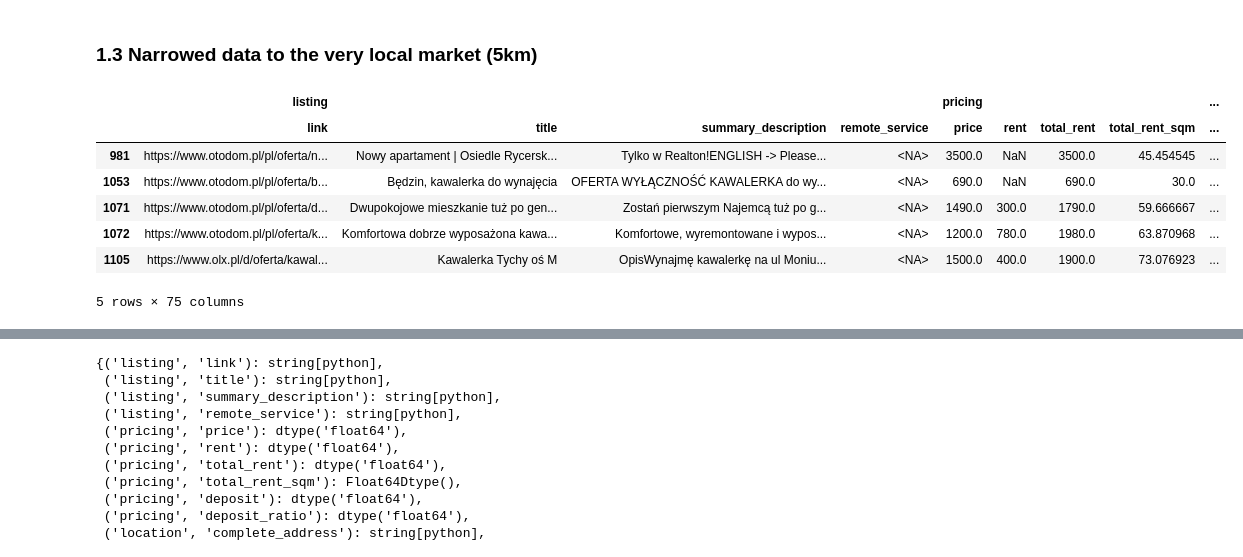
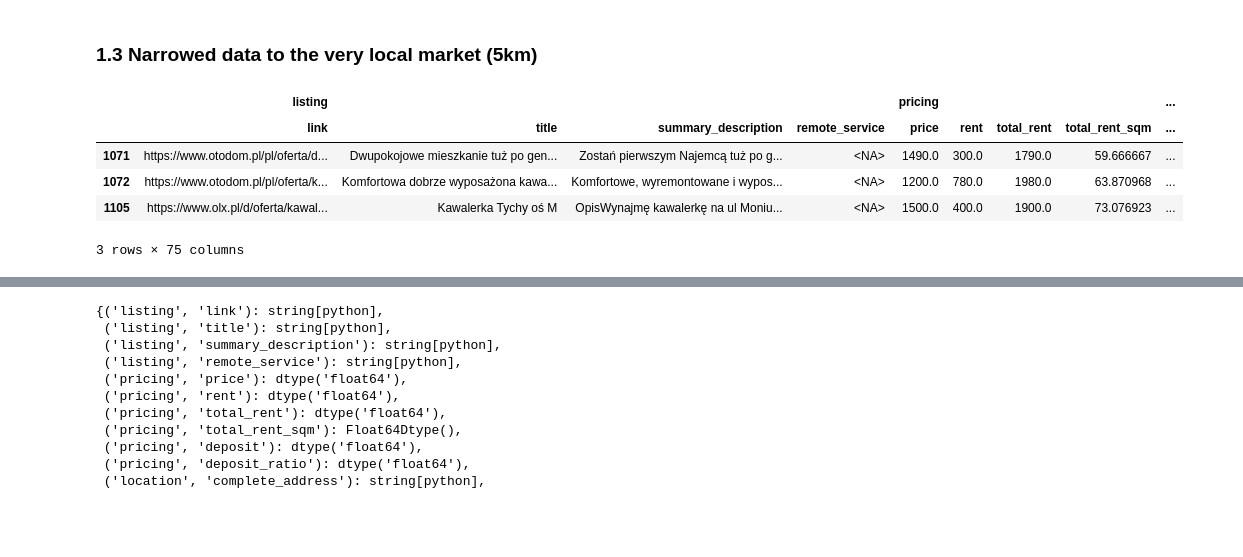
Before and after one commit to Luk-kar/Home-Market-Harvester, a Jupyter notebook: notebooks/003_EDA_local.ipynb, the cells around one changed output, grey strips where cells are left out. Saved outputs shown, nothing was run; the diff lists cells and outputs as text; code cells hidden in the pictures; blank space fills up the shorter version.

```diff
--- a/notebooks/003_EDA_local.ipynb
+++ b/notebooks/003_EDA_local.ipynb
@@ -215,37 +215,35 @@ def combine_olx_otodom(df_olx: pd.DataFrame = df_olx, df_otodom: pd.DataFrame =
 
     # Step 8: Add total price per square meter column
     combined_df.loc[:, ("pricing", "total_rent_sqm")] = (combined_df['pricing']['total_rent'] / combined_df['size']['square_meters']).replace([np.inf, -np.inf], np.nan)
 
     # Step 9: Reorder columns
 
     columns = combined_df.columns.tolist()
 
     new_and_old_columns = [
         (8, columns.index(("pricing", "deposit_ratio"))),
         (7, columns.index(("pricing", "total_rent_sqm"))),
     ]
 
     for new, old in new_and_old_columns:
         columns.insert(new, columns.pop(old))
 
     combined_df = combined_df[columns]
 
     return combined_df
 
 combined_df = combine_olx_otodom(df_olx, df_otodom)
 
 offers_5km_df = combined_df[
     (combined_df["location"]["city"] == "będziński")
     | (combined_df["location"]["city"] == "Zawada")
 ].copy()
 
-offers_5km_df.tail()
+offers_5km_df.tail(3)
 # %% [output]
 |  | listing |  |  |  | pricing |  |  |  | ... |
 |  | link | title | summary_description | remote_service | price | rent | total_rent | total_rent_sqm | ... |
-| 981 | https://www.otodom.pl/pl/oferta/n... | Nowy apartament | Osiedle Rycersk... | Tylko w Realton!ENGLISH -> Please... | <NA> | 3500.0 | NaN | 3500.0 | 45.454545 | ... |
-| 1053 | https://www.otodom.pl/pl/oferta/b... | Będzin, kawalerka do wynajęcia | OFERTA WYŁĄCZNOŚĆ KAWALERKA do wy... | <NA> | 690.0 | NaN | 690.0 | 30.0 | ... |
 | 1071 | https://www.otodom.pl/pl/oferta/d... | Dwupokojowe mieszkanie tuż po gen... | Zostań pierwszym Najemcą tuż po g... | <NA> | 1490.0 | 300.0 | 1790.0 | 59.666667 | ... |
 | 1072 | https://www.otodom.pl/pl/oferta/k... | Komfortowa dobrze wyposażona kawa... | Komfortowe, wyremontowane i wypos... | <NA> | 1200.0 | 780.0 | 1980.0 | 63.870968 | ... |
 | 1105 | https://www.olx.pl/d/oferta/kawal... | Kawalerka Tychy oś M | OpisWynajmę kawalerkę na ul Moniu... | <NA> | 1500.0 | 400.0 | 1900.0 | 73.076923 | ... |
-5 rows × 75 columns
+3 rows × 75 columns
```
Also changed, not shown: parts of 3 cells of this notebook, 1 other file.
